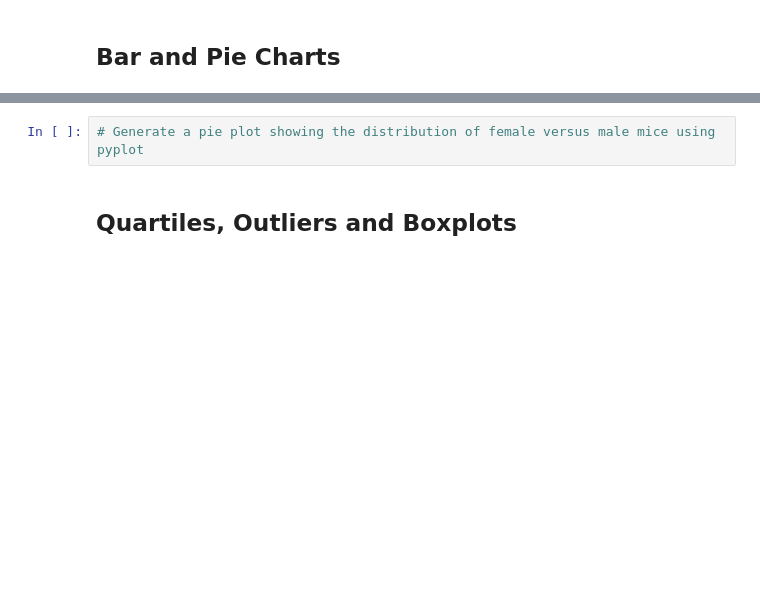
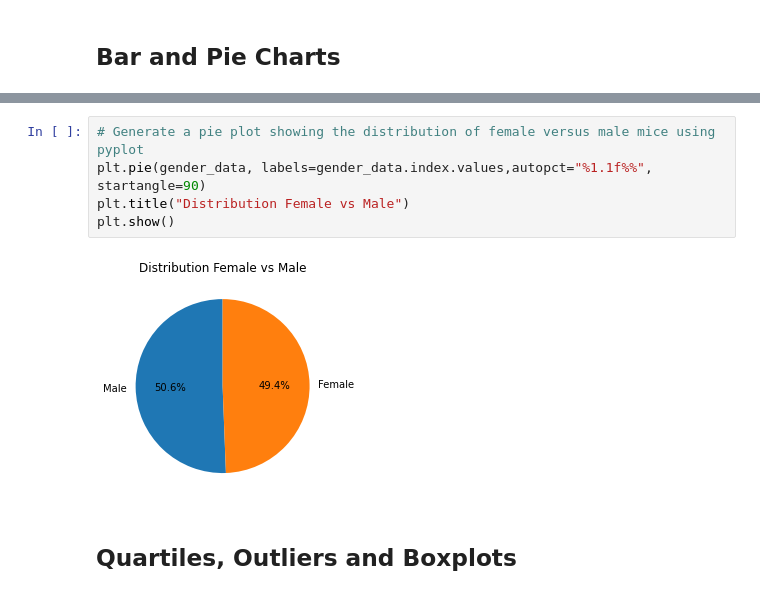
Before and after one commit to Marlyng26/Cancer-in-Mice-Analysis, a Jupyter notebook: pymaceuticals_starter.ipynb, the cells around one changed output, grey strips where cells are left out. Cells and saved outputs as stored; diff of their text form; blank space fills up the shorter version.

```diff
--- a/pymaceuticals_starter.ipynb
+++ b/pymaceuticals_starter.ipynb
@@ -133,5 +195,10 @@ sum_stat_df
 # %%
 # Generate a pie plot showing the distribution of female versus male mice using pyplot
+plt.pie(gender_data, labels=gender_data.index.values,autopct="%1.1f%%", startangle=90)
+plt.title("Distribution Female vs Male")
+plt.show()
+# %% [output]
+[figure, added]
 # %% [markdown]
 ## Quartiles, Outliers and Boxplots
 # %%
```
Also changed, not shown: parts of 14 cells of this notebook, 1 other file.
